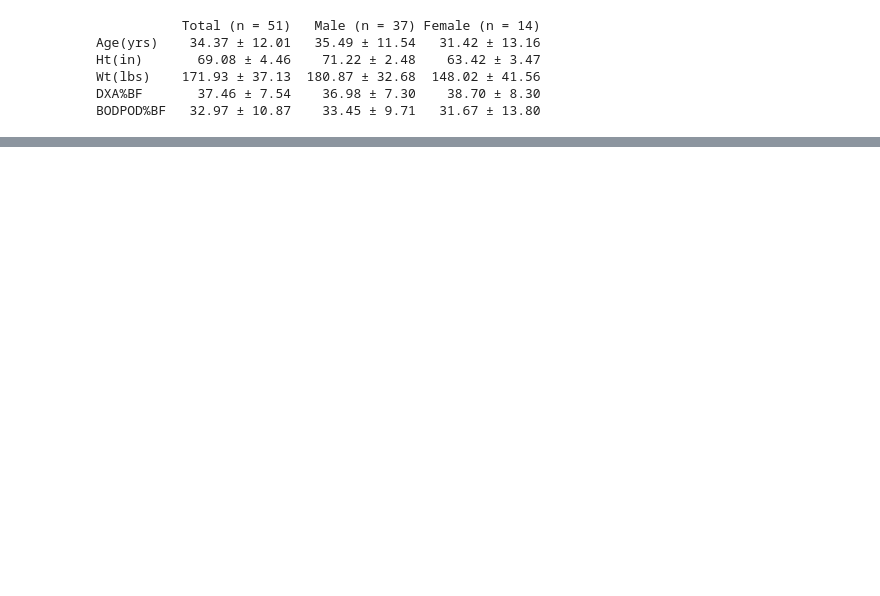
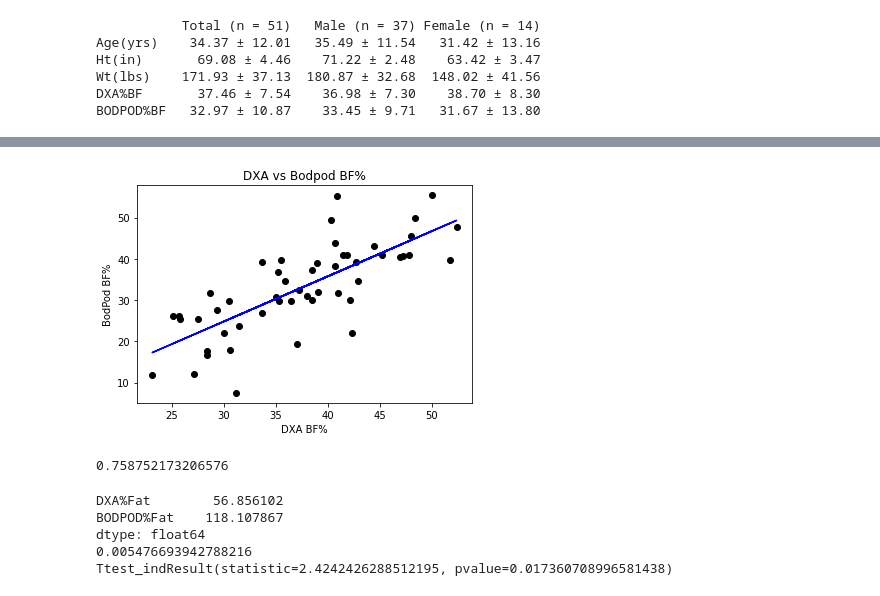
Before and after one commit to mdlove02/PythonDataAnalysis, a Jupyter notebook: BodyCompData-checkpoint.ipynb, the cells around one changed output, grey strips where cells are left out. Drawn from its saved outputs; the diff is of its cells as text; code cells hidden in the pictures; blank space fills up the shorter version.

```diff
--- a/BodyCompData-checkpoint.ipynb
+++ b/BodyCompData-checkpoint.ipynb
@@ -111,0 +158,50 @@ array([[<AxesSubplot:title={'center':'BODPOD%Fat'}>]], dtype=object)
+# %%
+# Creating scatter plot
+
+# labels and data points
+mp.scatter(dxa_array, bodpod_array, c = "black")
+mp.xlabel("DXA BF%")
+mp.ylabel ("BodPod BF%")
+mp.title("DXA vs Bodpod BF%")
+
+# creating trendline
+z = np.polyfit(dxa_array, bodpod_array, 1) #Returns a vector of coefficients p
+p = np.poly1d(z)
+mp.plot(dxa_array, p(dxa_array), "b-")
+
+# Correlation
+r = np.corrcoef(dxa_array, bodpod_array)
+
+
+mp.show()
+r[0, 1]
+# %% [output]
+[figure, added]
+0.758752173206576
+# %%
+print(df.var())
+
+f = 56.856102 / 118.107867 # var of dxa/bodpod
+
+df1 = len(dxa_array)-1
+df2 = len(bodpod_array)-1
+
+#alpha = 0.05, null hypothesis = variances are equal
+              #alt hypothesis = variances are unequal
+
+var_pvalue = sc.f.cdf(f, df1, df2)
+print(var_pvalue)
+
+#alpha = 0.05, null hypothesis = means are equal
+              #alt hypothesis = means are unequal
+
+pvalue = sc.ttest_ind(dxa_array, bodpod_array, equal_var = False, alternative = 'two-sided')
+print(pvalue)
+
+#The dxa and bodpod means are not equal.
+# %% [output]
+DXA%Fat        56.856102
+BODPOD%Fat    118.107867
+dtype: float64
+0.005476693942788216
+Ttest_indResult(statistic=2.4242426288512195, pvalue=0.017360708996581438)
```
Also changed, not shown: parts of 8 cells of this notebook.
